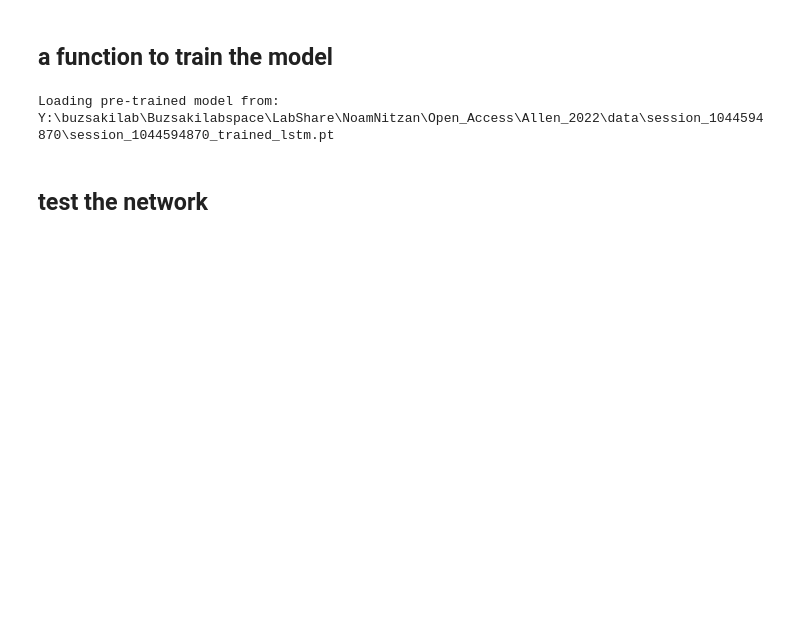
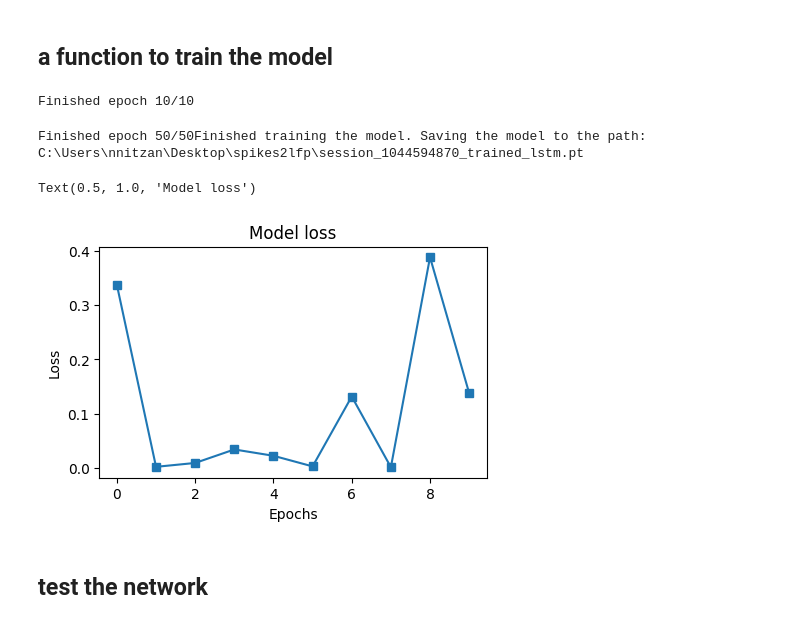
Before and after one commit to nnitzan01/spikes2lfp, a Jupyter notebook: spike_to_lfp_lstm_V2.ipynb, the cells around one changed output. Saved outputs shown, nothing was run; the diff lists cells and outputs as text; code cells hidden in the pictures; blank space fills up the shorter version.

```diff
--- a/spike_to_lfp_lstm_V2.ipynb
+++ b/spike_to_lfp_lstm_V2.ipynb
@@ -171,0 +144,21 @@ class LSTMnet(nn.Module):
+# %%
+input_size = 748
+output_size = 1
+num_heads = 8
+num_layers = 6
+hidden_dim = 512 # Assuming target sequence has the same feature dimension as the input sequence
+
+# model = TransformerModel(input_size, num_heads, num_layers, hidden_dim, output_size)
+model = TransformerModelED(input_size, hidden_dim, num_heads, num_layers, output_size)
+# test the model with some data
+# somedata = X_trainT[:seqlength,:].view(seqlength,1,input_size)
+X_train_seq = X_trainT[:seqlength, :].view(seqlength, 1, input_size) # Adjust input dimensions
+y_train_seq = y_trainT[:seqlength].view(seqlength, 1, output_size)
+
+# print(X_train_seq.shape)
+# print(y_train_seq.shape)
+
+y  = model(X_train_seq, y_train_seq)
+# print(y.shape)
+lossfun = nn.MSELoss()
+lossfun(torch.squeeze(y), torch.squeeze(y_trainT[:seqlength]))
@@ -244 +222,8 @@ def train(model_inp, numepochs = 50):
     return losses
+# %%
+# model = TransformerModel(input_size, num_heads, num_layers, hidden_dim, output_size)
+model2 = TransformerModelED(input_size, hidden_dim, num_heads, num_layers, output_size)
+
+losses2 = train(model2, numepochs=10)
+# %% [output]
+Finished epoch 10/10
@@ -257,15 +247,18 @@ def train_load_save_model(model_obj, model_path):
 # %%
 model = LSTMnet(input_size,hidden_size,num_layers)
 
-SAVED_MODEL_PATH = r'Y:\buzsakilab\Buzsakilabspace\LabShare\NoamNitzan\Open_Access\Allen_2022\data\session_1044594870\session_1044594870_trained_lstm.pt'
-train_load_save_model(model, SAVED_MODEL_PATH)
+SAVED_MODEL_PATH = PATH + '_trained_lstm.pt'
+losses = train_load_save_model(model, SAVED_MODEL_PATH)
 model = model.to(device)
 # %% [output]
-Loading pre-trained model from: Y:\buzsakilab\Buzsakilabspace\LabShare\NoamNitzan\Open_Access\Allen_2022\data\session_1044594870\session_1044594870_trained_lstm.pt
+Finished epoch 50/50Finished training the model. Saving the model to the path: C:\Users\nnitzan\Desktop\spikes2lfp\session_1044594870_trained_lstm.pt
 # %%
-# fig,ax = plt.subplots(1,1,figsize=(5,3))
+fig,ax = plt.subplots(1,1,figsize=(5,3))
 
-# ax.plot(losses,'s-')
-# ax.set_xlabel('Epochs')
-# ax.set_ylabel('Loss')
-# ax.set_title('Model loss')
+ax.plot(losses2,'s-')
+ax.set_xlabel('Epochs')
+ax.set_ylabel('Loss')
+ax.set_title('Model loss')
+# %% [output]
+Text(0.5, 1.0, 'Model loss')
+[figure, added]
```
Also changed, not shown: parts of 26 cells of this notebook.
